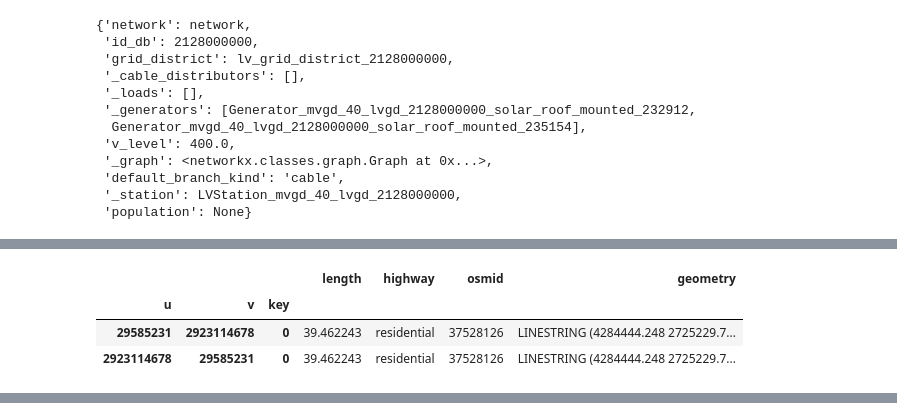
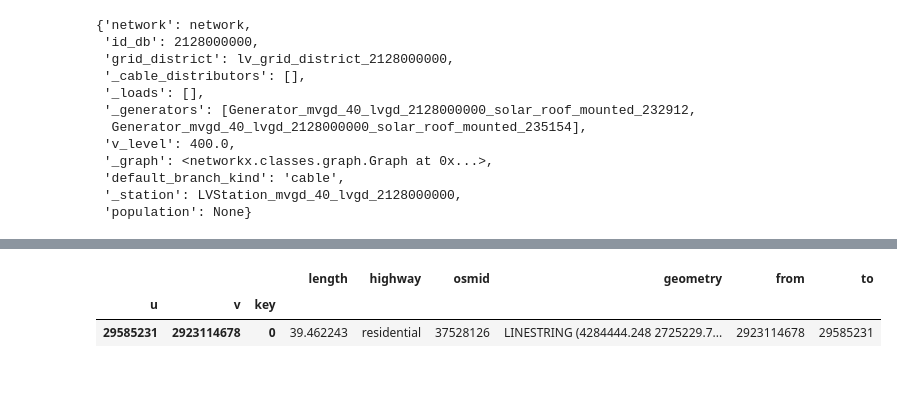
Before and after one commit to openego/ding0, a Jupyter notebook: ding0/lv_grid_testing-11.05.ipynb, the cells around one changed output, grey strips where cells are left out. Cells and saved outputs as stored; diff of their text form; code cells hidden in the pictures; blank space fills up the shorter version.

```diff
--- a/ding0/lv_grid_testing-11.05.ipynb
+++ b/ding0/lv_grid_testing-11.05.ipynb
@@ -117,7 +126,7 @@ Generator Generator_mvgd_40_lvgd_4347000155_solar_roof_mounted_1608284 cannot be
 msg = nd.validate_grid_districts()
 # %%
 # STEP 5: Build LV grids
-lvgd, lvgd_shortest_path_tree = nd.build_lv_grids()
+lvgd = nd.build_lv_grids()
 # %%
 lvgd.lv_load_area
 # %% [output]
@@ -148,10 +166,10 @@ edges
 |  |  |  | length | highway | osmid | geometry |
 | u | v | key |  |  |  |  |
 | 29585231 | 2923114678 | 0 | 39.462243 | residential | 37528126 | LINESTRING (4284444.248 2725229.7... |
-# %%
-edges
-# %% [output]
-|  |  |  | length | highway | osmid | geometry |
-| u | v | key |  |  |  |  |
-| 29585231 | 2923114678 | 0 | 39.462243 | residential | 37528126 | LINESTRING (4284444.248 2725229.7... |
-| 2923114678 | 29585231 | 0 | 39.462243 | residential | 37528126 | LINESTRING (4284444.248 2725229.7... |
+# %%
+%%time
+
+gg = ox.utils_graph.get_undirected(lvgd.graph_district)
+edges = ox.graph_to_gdfs(gg, nodes=False, edges=True)
+edges
+# %% [output]
@@ -157,0 +177,3 @@ edges
+|  |  |  | length | highway | osmid | geometry | from | to |
+| u | v | key |  |  |  |  |  |  |
+| 29585231 | 2923114678 | 0 | 39.462243 | residential | 37528126 | LINESTRING (4284444.248 2725229.7... | 2923114678 | 29585231 |
```
Also changed, not shown: parts of 5 cells of this notebook, 7 other files.
